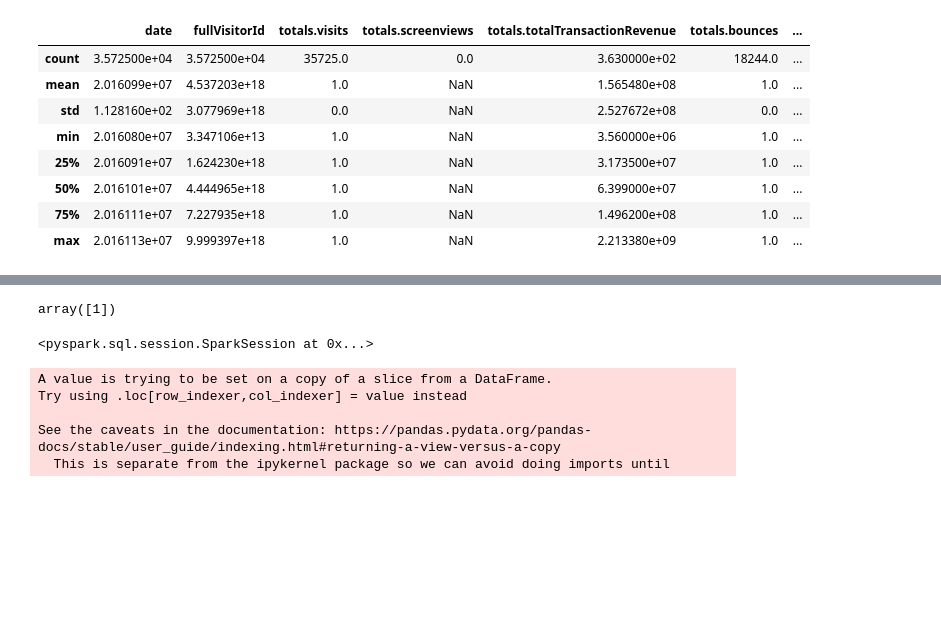
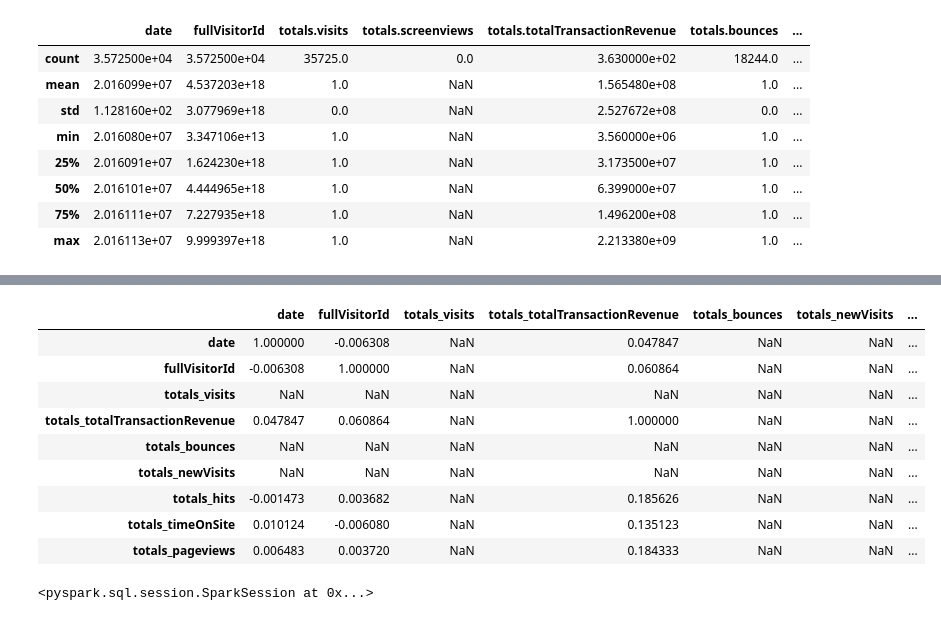
Before and after one commit to tiaaburton/Milestone-II-Machine-Learning-Project, a Jupyter notebook: Playground_File.ipynb, the cells around one changed output, grey strips where cells are left out. Drawn from its saved outputs; the diff is of its cells as text; code cells hidden in the pictures; blank space fills up the shorter version.

```diff
--- a/Playground_File.ipynb
+++ b/Playground_File.ipynb
@@ -165,16 +148,25 @@ processed.head(2)
 # %%
-train = processed[processed.columns[~processed.columns.isin(['totals.transactions'])]]
-train = train[['date','fullVisitorId','totals.visits','totals.totalTransactionRevenue',
-               'totals.bounces','totals.newVisits','totals.hits','totals.timeOnSite',
-               'totals.pageviews']]
+train = processed[processed.columns[~processed.columns.isin(['totals_transactions'])]]
+train = train[['date','fullVisitorId','totals_visits','totals_totalTransactionRevenue',
+               'totals_bounces','totals_newVisits','totals_hits','totals_timeOnSite',
+               'totals_pageviews']]
 
-target = processed[processed.columns[processed.columns.isin(['totals.transactions'])]]
+target = processed[processed.columns[processed.columns.isin(['totals_transactions'])]]
 target = pd.Categorical(target.iloc[:,0])
 target = pd.Series(target.add_categories(0.0).fillna(0.0))
 # %%
-train["totals.visits"]#.corr()
+train.corr()
 # %% [output]
-array([1])
+|  | date | fullVisitorId | totals_visits | totals_totalTransactionRevenue | totals_bounces | totals_newVisits | ... |
+| date | 1.000000 | -0.006308 | NaN | 0.047847 | NaN | NaN | ... |
+| fullVisitorId | -0.006308 | 1.000000 | NaN | 0.060864 | NaN | NaN | ... |
+| totals_visits | NaN | NaN | NaN | NaN | NaN | NaN | ... |
+| totals_totalTransactionRevenue | 0.047847 | 0.060864 | NaN | 1.000000 | NaN | NaN | ... |
+| totals_bounces | NaN | NaN | NaN | NaN | NaN | NaN | ... |
+| totals_newVisits | NaN | NaN | NaN | NaN | NaN | NaN | ... |
+| totals_hits | -0.001473 | 0.003682 | NaN | 0.185626 | NaN | NaN | ... |
+| totals_timeOnSite | 0.010124 | -0.006080 | NaN | 0.135123 | NaN | NaN | ... |
+| totals_pageviews | 0.006483 | 0.003720 | NaN | 0.184333 | NaN | NaN | ... |
 # %%
 from sklearn.dummy import DummyClassifier
 from sklearn.linear_model import LogisticRegression
@@ -193,16 +191,6 @@ from pyspark.ml.evaluation import BinaryClassificationEvaluator
 spark.newSession()
 # %% [output]
 <pyspark.sql.session.SparkSession at 0x...>
-# %%
-lst = ['hits.hour', 'hits.minute', 'hits.transaction','hits.item','hits.dataSource','hits.appInfo']
-for l in lst:
-  train[l] = train[l].apply(lambda x: list(x[1:-1]))
-# %% [output]
-A value is trying to be set on a copy of a slice from a DataFrame.
-Try using .loc[row_indexer,col_indexer] = value instead
-
-See the caveats in the documentation: https://pandas.pydata.org/pandas-docs/stable/user_guide/indexing.html#returning-a-view-versus-a-copy
-  This is separate from the ipykernel package so we can avoid doing imports until
 # %%
 train = train.fillna(0)
 train.dtypes, target.dtype
```
Also changed, not shown: parts of 26 cells of this notebook.
